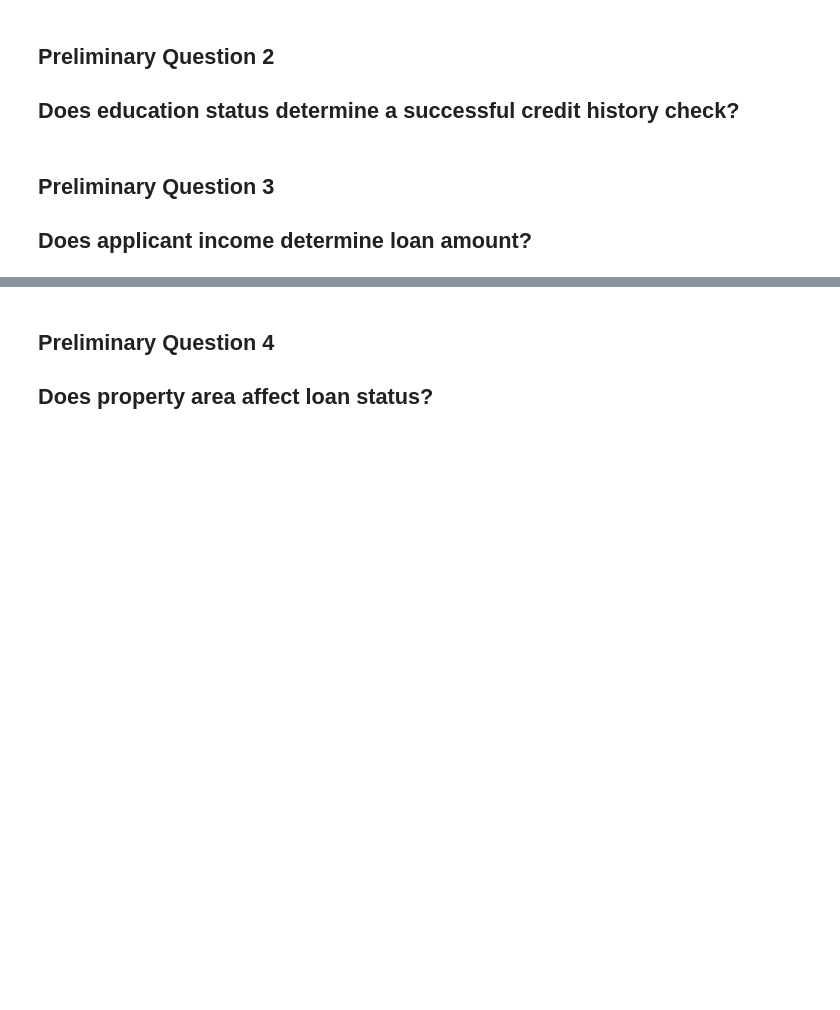
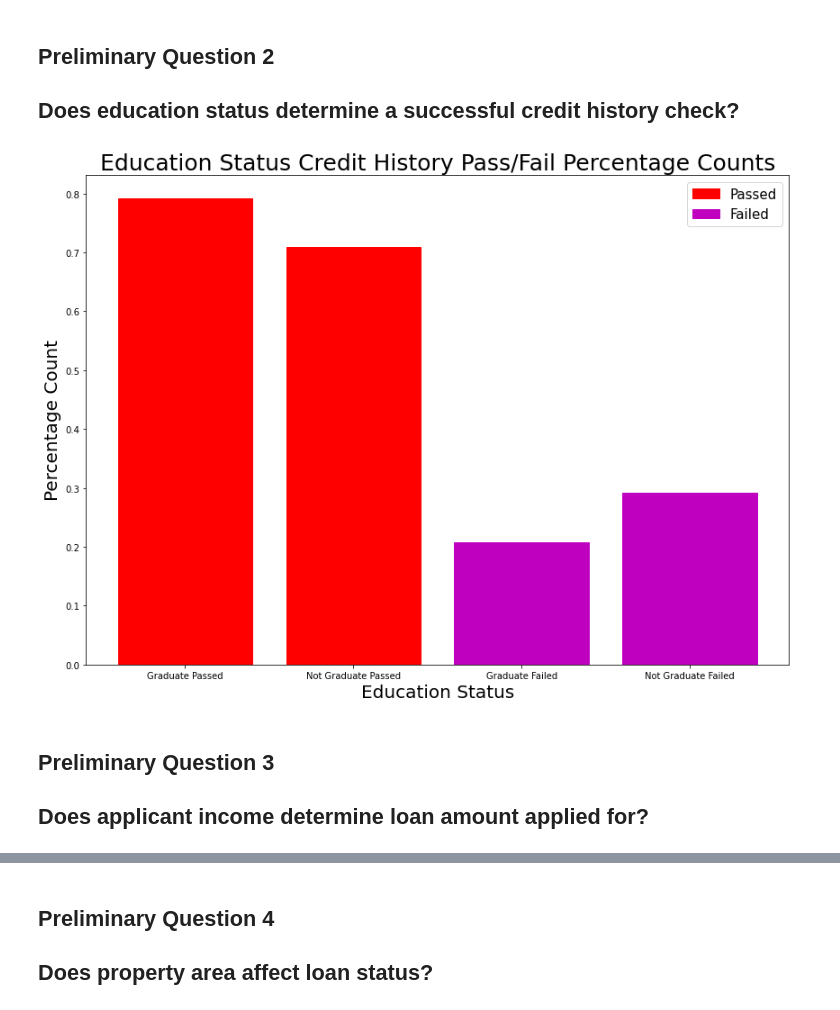
Before and after one commit to spa542/DSCI470, a Jupyter notebook: Project_2_Loan_Prediction_Dataset/Loan_Prediction_Dataset_Playground.ipynb, the cells around one changed output, grey strips where cells are left out. Cells and saved outputs as stored; diff of their text form; code cells hidden in the pictures; blank space fills up the shorter version.

```diff
--- a/Project_2_Loan_Prediction_Dataset/Loan_Prediction_Dataset_Playground.ipynb
+++ b/Project_2_Loan_Prediction_Dataset/Loan_Prediction_Dataset_Playground.ipynb
@@ -129,6 +140,27 @@ lp_df.head(25)
 # %% [markdown]
 ## Preliminary Question 2
 ## Does education status determine a successful credit history check?
+# %%
+sub_lp_df = lp_df[['Education', 'Credit_History']]
+graduate_total_passed_percentage = sub_lp_df.loc[(sub_lp_df['Education'] == 'Graduate') & (sub_lp_df['Credit_History'] == 1.0)].count() / sub_lp_df.loc[sub_lp_df['Education'] == 'Graduate'].count()
+non_graduate_total_passed_percentage = sub_lp_df.loc[(sub_lp_df['Education'] == 'Not Graduate') & (sub_lp_df['Credit_History'] == 1.0)].count() / sub_lp_df.loc[sub_lp_df['Education'] == 'Not Graduate'].count()
+graduate_total_failed_percentage = 1 - graduate_total_passed_percentage
+non_graduate_total_failed_percentage = 1 - non_graduate_total_passed_percentage
+
+plt.figure(figsize=(14,10))
+barlist1 = plt.bar(['Graduate Passed', 'Not Graduate Passed'], [graduate_total_passed_percentage[0], non_graduate_total_passed_percentage[0]])
+barlist2 = plt.bar(['Graduate Failed', 'Not Graduate Failed'], [graduate_total_failed_percentage[0], non_graduate_total_failed_percentage[0]])
+barlist1[0].set_color('r')
+barlist1[1].set_color('r')
+barlist2[0].set_color('m')
+barlist2[1].set_color('m')
+plt.title('Education Status Credit History Pass/Fail Percentage Counts', fontsize=25)
+plt.xlabel('Education Status', fontsize=20)
+plt.ylabel('Percentage Count', fontsize=20)
+plt.legend(['Passed', 'Failed'], fontsize=15)
+plt.show()
+# %% [output]
+[figure, added]
 # %% [markdown]
 ## Preliminary Question 3
-## Does applicant income determine loan amount?
+## Does applicant income determine loan amount applied for?
```
Also changed, not shown: parts of 4 cells of this notebook.
